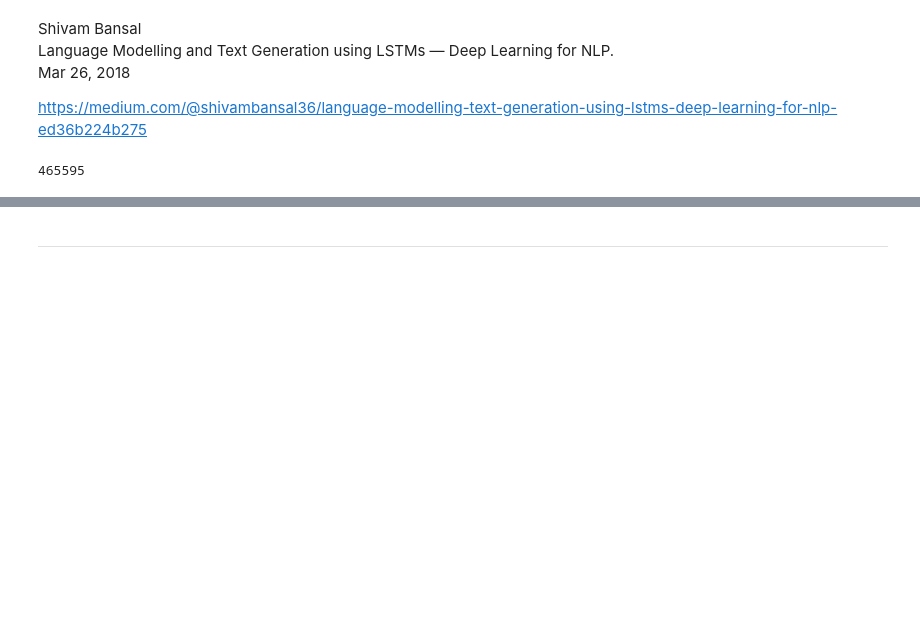
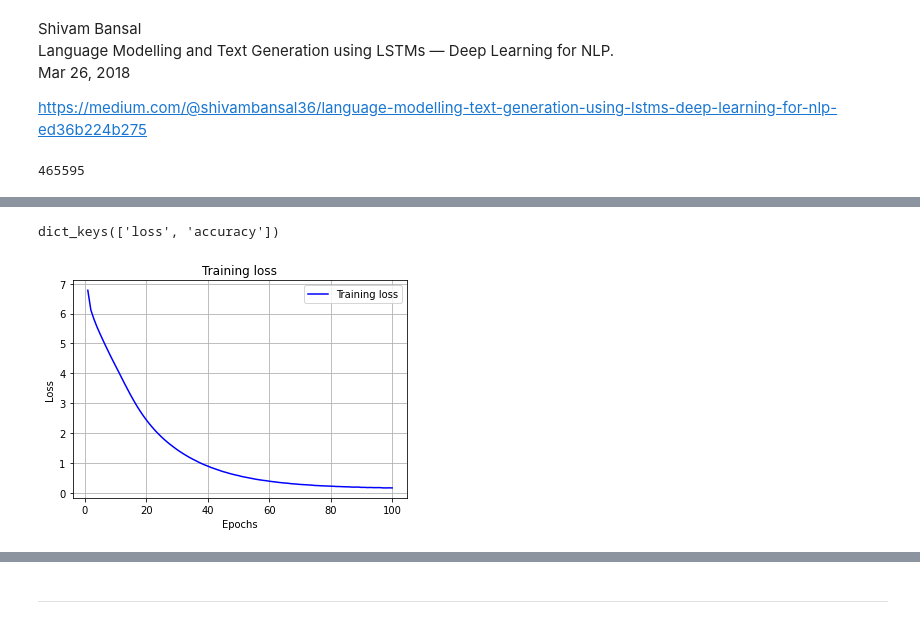
Before and after one commit to mechanoid5/ml_nlp_2022, a Jupyter notebook: examples/11-ann-lang-model/01-lstm-lang-model.ipynb, the cells around one changed output, grey strips where cells are left out. Drawn from its saved outputs; the diff is of its cells as text; code cells hidden in the pictures; blank space fills up the shorter version.

```diff
--- a/examples/11-ann-lang-model/01-lstm-lang-model.ipynb
+++ b/examples/11-ann-lang-model/01-lstm-lang-model.ipynb
@@ -43,3 +37,6 @@ del data
+# %%
+text = text[1:1024*4]
+# text
 # %%
 import itertools
 
@@ -80,8 +79,12 @@ del n_grams
 # %%
 import keras.utils as ku
-inputs, targets = input_sequences[:,:-1],input_sequences[:,-1]
+
+inputs = sequences[:,:-1]
+targets = sequences[:,-1]
+
+del sequences
+
 targets = ku.np_utils.to_categorical(targets, num_classes=total_words)
-del input_sequences
 # %%
 inputs.shape, inputs.dtype, targets.shape, targets.dtype
 # %% [output]
@@ -205,0 +154,15 @@ Wall time: 14.2 s
+# %%
+%%time
+
+epochs = 100
+
+history = model.fit(
+    inputs,
+    targets,
+    epochs=epochs,
+    verbose=1,
+    # callbacks=callbacks,
+    # validation_split=.1,
+)
+
+# 1min 30s
@@ -205,0 +191,27 @@ Wall time: 14.2 s
+# %%
+# score = model.evaluate(x_test, y_test, verbose=False)
+# print('Test accuracy:', score[1])
+
+print( history.history.keys() )
+# %% [output]
+dict_keys(['loss', 'accuracy'])
+# %%
+from matplotlib import pyplot as plt
+
+loss = history.history['loss']
+# val_loss = history.history['val_loss']
+
+epochs = range(1, len(loss) + 1)
+
+plt.plot(epochs, loss, 'b', label='Training loss')
+# plt.plot(epochs, val_loss, 'r', label='Validation loss')
+# plt.title('Training and validation loss')
+plt.title('Training loss')
+plt.xlabel('Epochs')
+plt.ylabel('Loss')
+plt.legend()
+plt.grid()
+
+plt.show()
+# %% [output]
+[figure, added]
```
Also changed, not shown: parts of 47 cells of this notebook.
